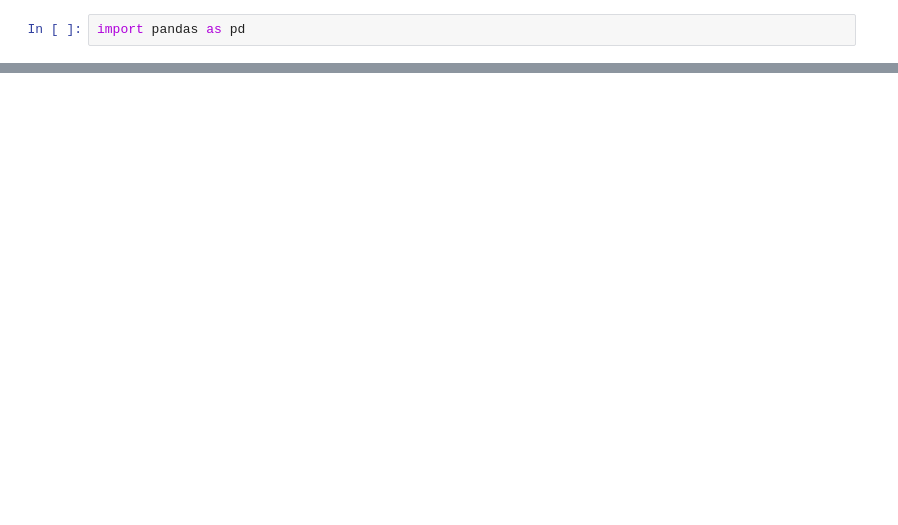
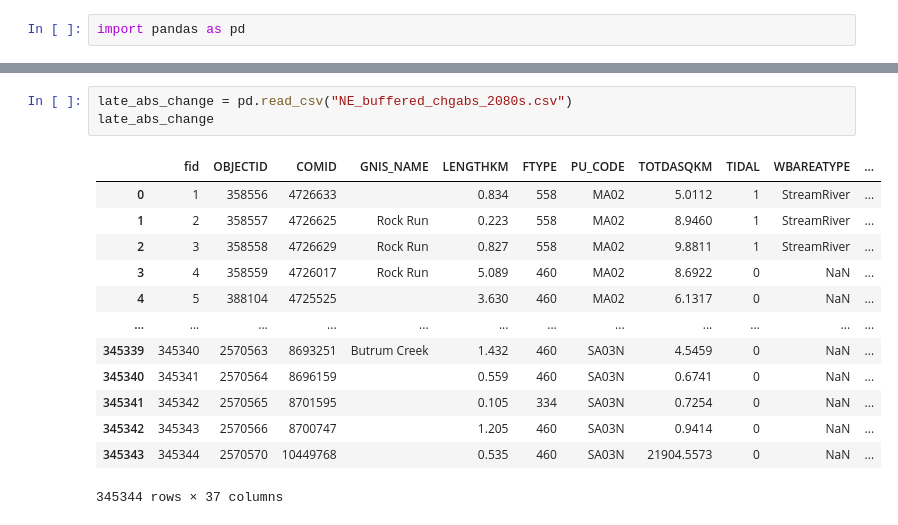
Before and after one commit to Hydro-Umass/FoAF, a Jupyter notebook: extract_NE.ipynb, the cells around one changed output, grey strips where cells are left out. Drawn from its saved outputs; the diff is of its cells as text; blank space fills up the shorter version.

```diff
--- a/extract_NE.ipynb
+++ b/extract_NE.ipynb
@@ -130,0 +74,17 @@ NE_late_prc_change
+# %%
+late_abs_change = pd.read_csv("NE_buffered_chgabs_2080s.csv")
+late_abs_change
+# %% [output]
+|  | fid | OBJECTID | COMID | GNIS_NAME | LENGTHKM | FTYPE | PU_CODE | TOTDASQKM | TIDAL | WBAREATYPE | ... |
+| 0 | 1 | 358556 | 4726633 |  | 0.834 | 558 | MA02 | 5.0112 | 1 | StreamRiver | ... |
+| 1 | 2 | 358557 | 4726625 | Rock Run | 0.223 | 558 | MA02 | 8.9460 | 1 | StreamRiver | ... |
+| 2 | 3 | 358558 | 4726629 | Rock Run | 0.827 | 558 | MA02 | 9.8811 | 1 | StreamRiver | ... |
+| 3 | 4 | 358559 | 4726017 | Rock Run | 5.089 | 460 | MA02 | 8.6922 | 0 | NaN | ... |
+| 4 | 5 | 388104 | 4725525 |  | 3.630 | 460 | MA02 | 6.1317 | 0 | NaN | ... |
+| ... | ... | ... | ... | ... | ... | ... | ... | ... | ... | ... | ... |
+| 345339 | 345340 | 2570563 | 8693251 | Butrum Creek | 1.432 | 460 | SA03N | 4.5459 | 0 | NaN | ... |
+| 345340 | 345341 | 2570564 | 8696159 |  | 0.559 | 460 | SA03N | 0.6741 | 0 | NaN | ... |
+| 345341 | 345342 | 2570565 | 8701595 |  | 0.105 | 334 | SA03N | 0.7254 | 0 | NaN | ... |
+| 345342 | 345343 | 2570566 | 8700747 |  | 1.205 | 460 | SA03N | 0.9414 | 0 | NaN | ... |
+| 345343 | 345344 | 2570570 | 10449768 |  | 0.535 | 460 | SA03N | 21904.5573 | 0 | NaN | ... |
+345344 rows × 37 columns
```
Also changed, not shown: parts of 16 cells of this notebook, 1 other file.
